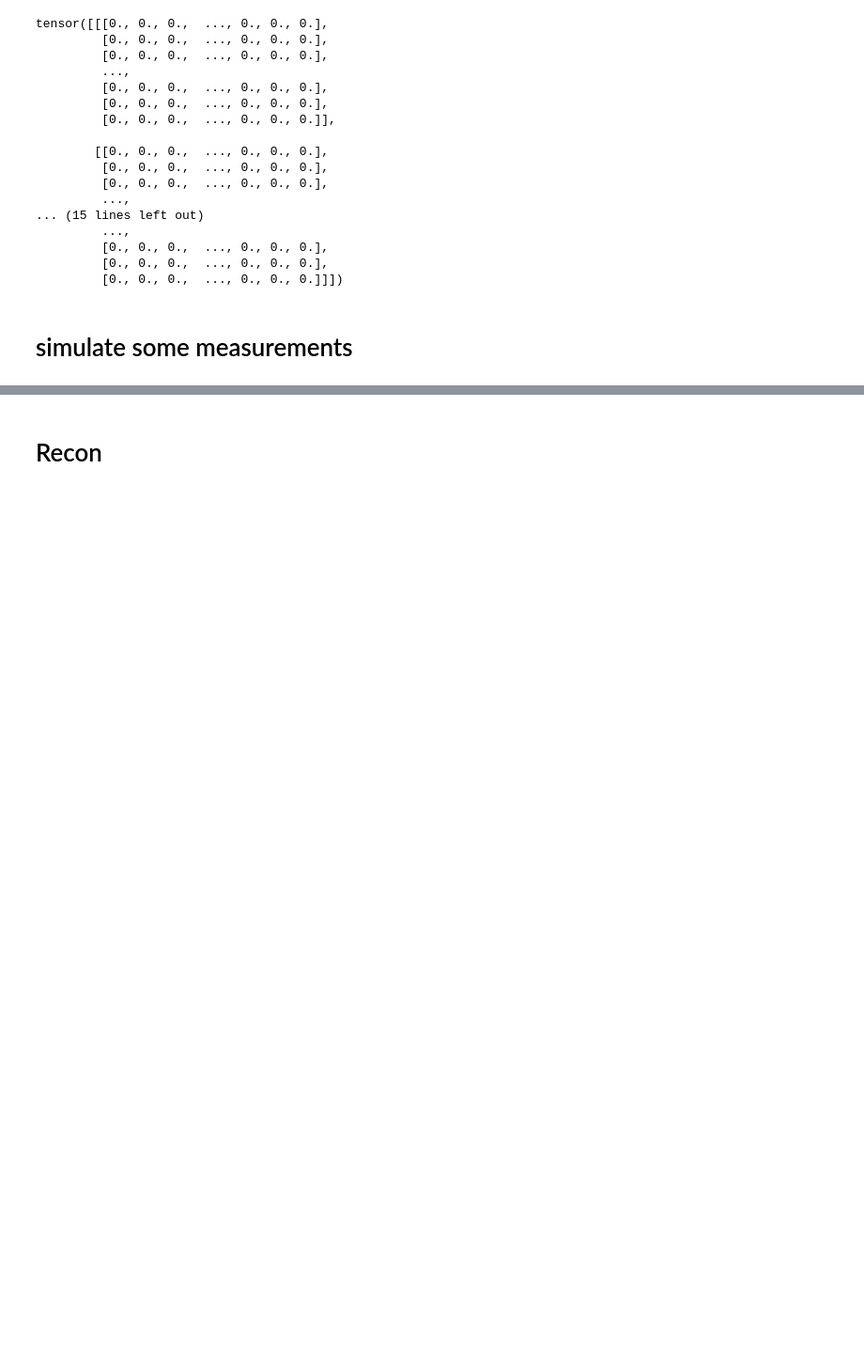
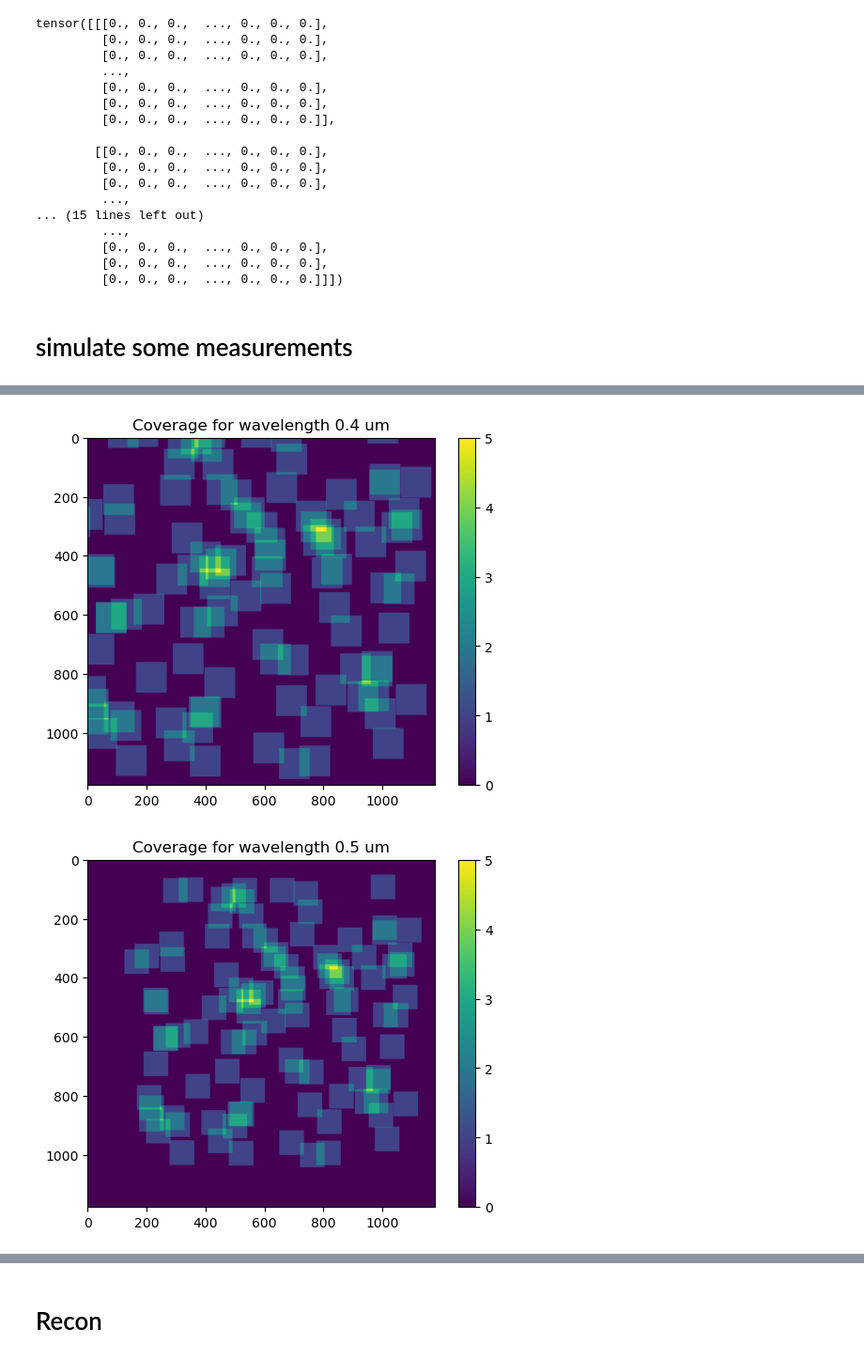
Before and after one commit to neerja/spectral_fourier_ptychography, a Jupyter notebook: spectralfpm_sim.ipynb, the cells around one changed output, grey strips where cells are left out. Shown at 94% size. Saved outputs shown, nothing was run; the diff lists cells and outputs as text; code cells hidden in the pictures; blank space fills up the shorter version.

```diff
--- a/spectralfpm_sim.ipynb
+++ b/spectralfpm_sim.ipynb
@@ -115,3 +116,15 @@ measstack = fpm_setup.createMeasStackFromListIllums()
 [figure]
 [figure]
 [figure]
+# %%
+# look at the coverage
+coverage = fpm_setup.visualize_objectfft_coverage(list_illums)
+for wvind in range(fpm_setup.Nw):
+    plt.figure()
+    plt.imshow(coverage[wvind].cpu())
+    plt.colorbar()
+    plt.title('Coverage for wavelength {} um'.format(wv_range[wvind]))
+    plt.show()
+# %% [output]
+[figure, added]
+[figure, added]
```
Also changed, not shown: parts of 9 cells of this notebook, 1 other file.
